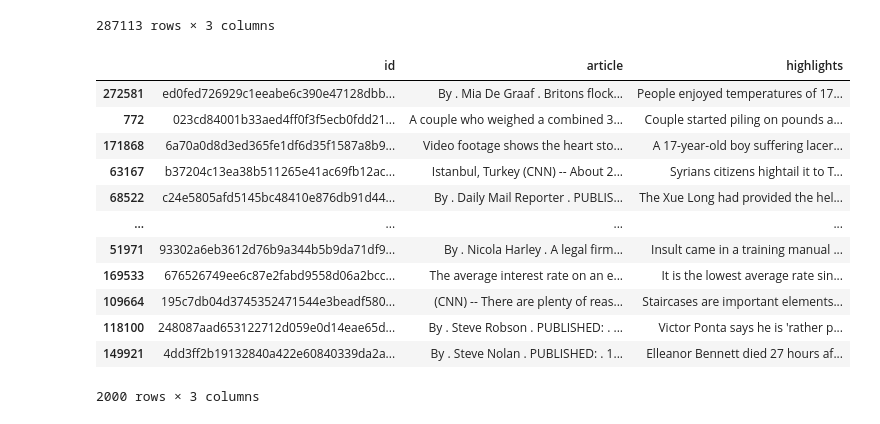
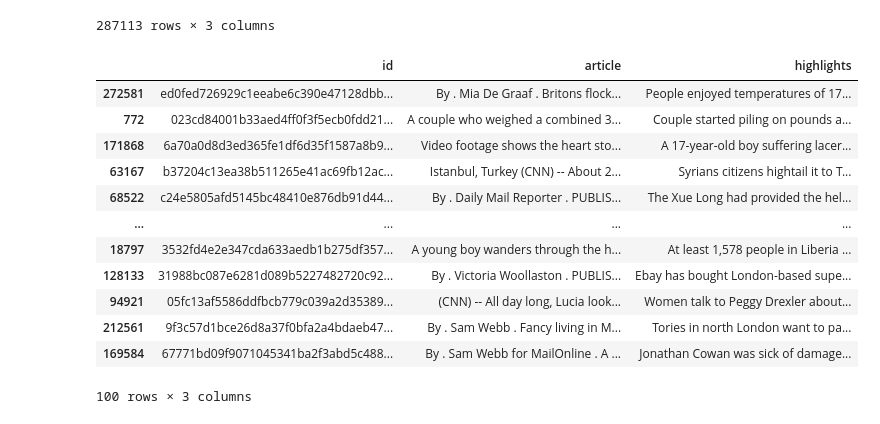
Before and after one commit to SeanBryson/Generative-Hybrid-Chatbot, a Jupyter notebook: DataCleaning.ipynb, the cells around one changed output. Cells and saved outputs as stored; diff of their text form; code cells hidden in the pictures.

```diff
--- a/DataCleaning.ipynb
+++ b/DataCleaning.ipynb
@@ -262,19 +262,19 @@ train
 | 287112 | ffffd563a96104f5cf4493cfa701a65f3... | (CNN)Former Florida Gov. Jeb Bush... | Other 2016 hopefuls maintain that... |
 287113 rows × 3 columns
 # %%
-random_sample_training = get_random_sample(train, sample_size=2000)
+random_sample_training = get_random_sample(train, sample_size=100)
 random_sample_training
 # %% [output]
 |  | id | article | highlights |
 | 272581 | ed0fed726929c1eeabe6c390e47128dbb... | By . Mia De Graaf . Britons flock... | People enjoyed temperatures of 17... |
 | 772 | 023cd84001b33aed4ff0f3f5ecb0fdd21... | A couple who weighed a combined 3... | Couple started piling on pounds a... |
 | 171868 | 6a70a0d8d3ed365fe1df6d35f1587a8b9... | Video footage shows the heart sto... | A 17-year-old boy suffering lacer... |
 | 63167 | b37204c13ea38b511265e41ac69fb12ac... | Istanbul, Turkey (CNN) -- About 2... | Syrians citizens hightail it to T... |
 | 68522 | c24e5805afd5145bc48410e876db91d44... | By . Daily Mail Reporter . PUBLIS... | The Xue Long had provided the hel... |
 | ... | ... | ... | ... |
-| 51971 | 93302a6eb3612d76b9a344b5b9da71df9... | By . Nicola Harley . A legal firm... | Insult came in a training manual ... |
-| 169533 | 676526749ee6c87e2fabd9558d06a2bcc... | The average interest rate on an e... | It is the lowest average rate sin... |
-| 109664 | 195c7db04d3745352471544e3beadf580... | (CNN) -- There are plenty of reas... | Staircases are important elements... |
-| 118100 | 248087aad653122712d059e0d14eae65d... | By . Steve Robson . PUBLISHED: . ... | Victor Ponta says he is 'rather p... |
-| 149921 | 4dd3ff2b19132840a422e60840339da2a... | By . Steve Nolan . PUBLISHED: . 1... | Elleanor Bennett died 27 hours af... |
+| 18797 | 3532fd4e2e347cda633aedb1b275df357... | A young boy wanders through the h... | At least 1,578 people in Liberia ... |
+| 128133 | 31988bc087e6281d089b5227482720c92... | By . Victoria Woollaston . PUBLIS... | Ebay has bought London-based supe... |
+| 94921 | 05fc13af5586ddfbcb779c039a2d35389... | (CNN) -- All day long, Lucia look... | Women talk to Peggy Drexler about... |
+| 212561 | 9f3c57d1bce26d8a37f0bfa2a4bdaeb47... | By . Sam Webb . Fancy living in M... | Tories in north London want to pa... |
+| 169584 | 67771bd09f9071045341ba2f3abd5c488... | By . Sam Webb for MailOnline . A ... | Jonathan Cowan was sick of damage... |
-2000 rows × 3 columns
+100 rows × 3 columns
```
Also changed, not shown: parts of 2 cells of this notebook, 3 other files.
